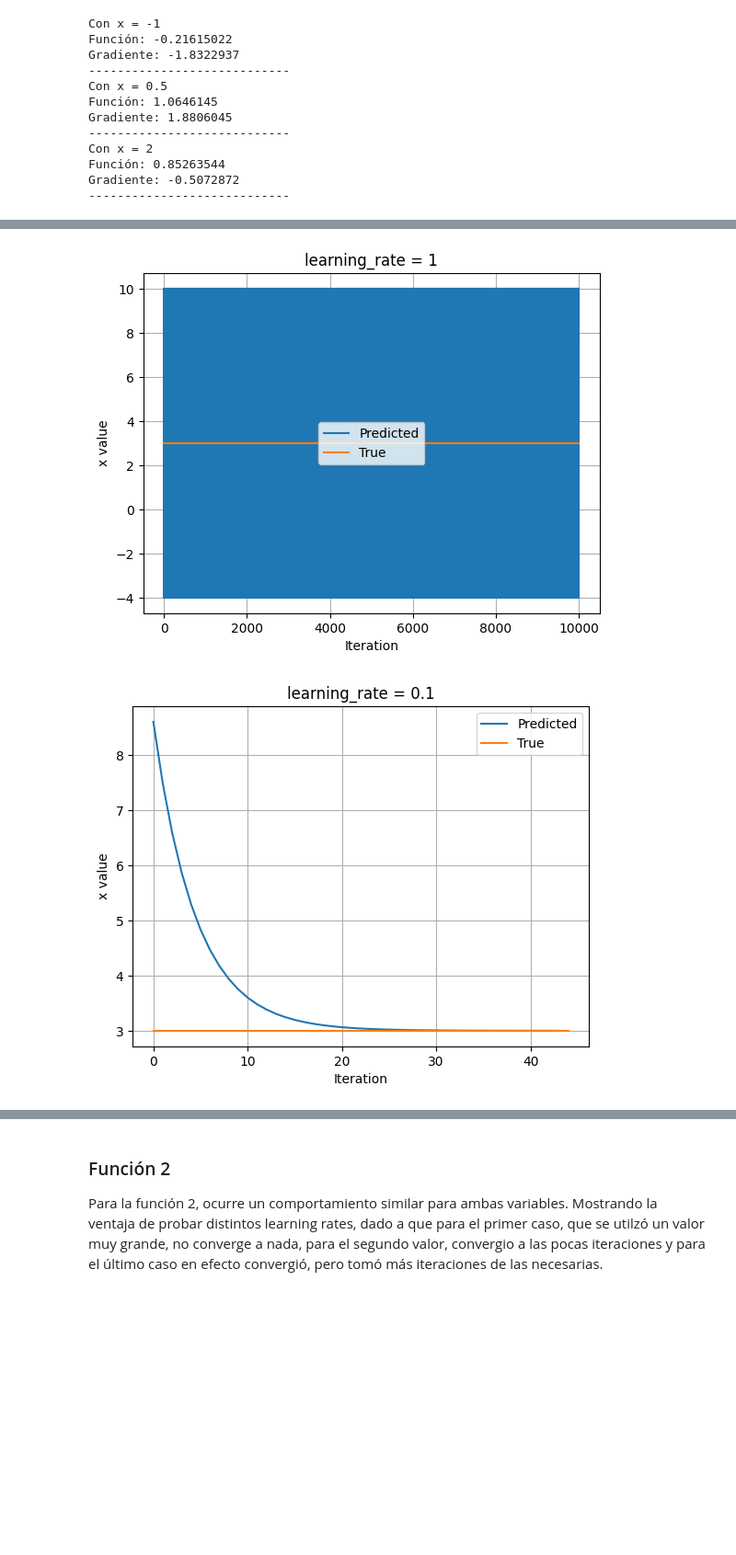
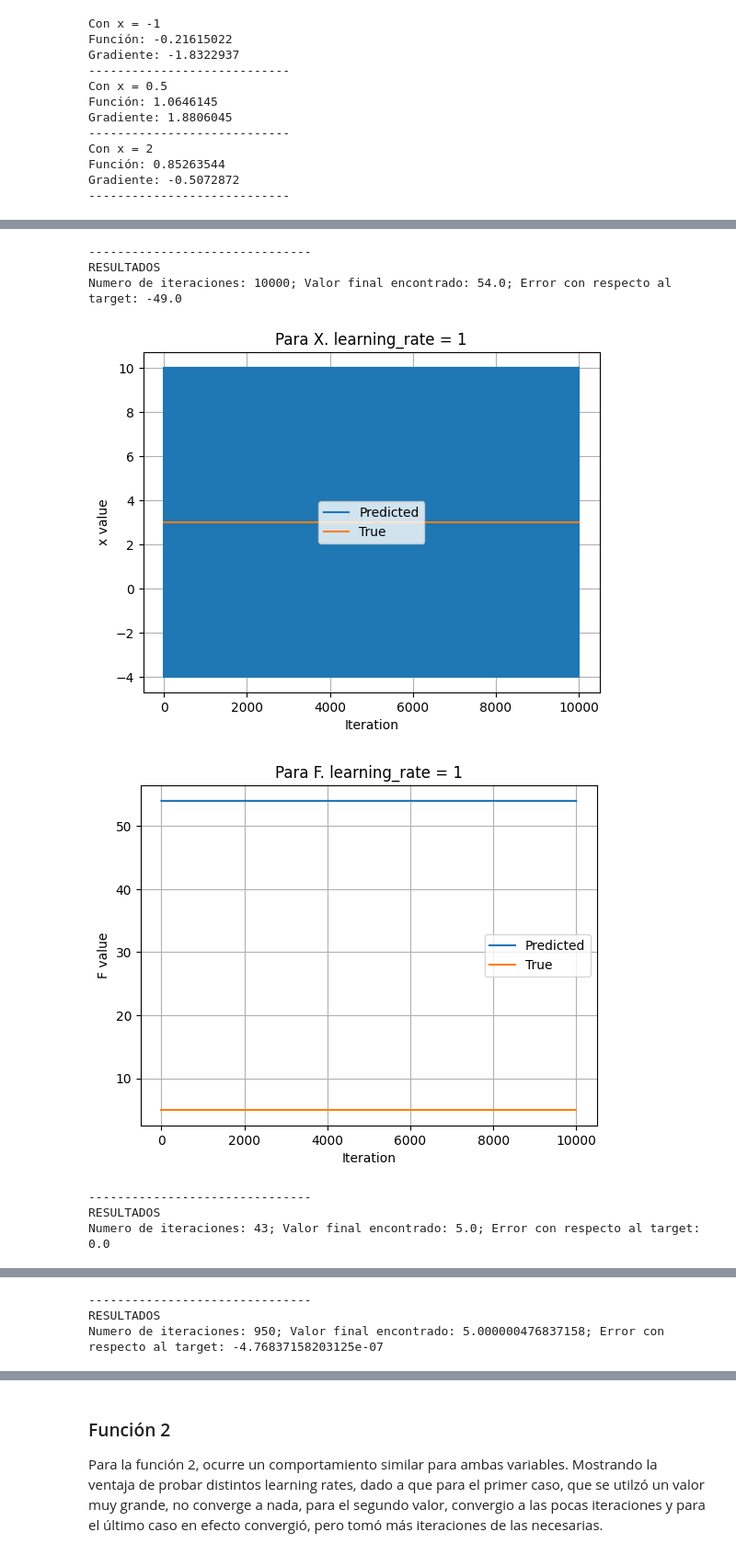
Before and after one commit to jmc0593-pdds/ml-lab1, a Jupyter notebook: Lab1.ipynb, the cells around one changed output, grey strips where cells are left out. Shown at 92% size. Saved outputs shown, nothing was run; the diff lists cells and outputs as text; code cells hidden in the pictures; blank space fills up the shorter version.

```diff
--- a/Lab1.ipynb
+++ b/Lab1.ipynb
@@ -349,47 +352,67 @@ Ahora, ya tenemos resultados exitosos cuando reducimos el learning_rate = 0.1, c
 # Parameters
 val = 10
 x_f = 3.0
-min_dif = 0.001
-general_iteration_limit = 10_000
+f_f = 5
 
 def optimize_gradient(learning_rate, iteration_limit, plot_title):
     with tf.device("/CPU:0"):
-        history = []
+        history_x = []
+        history_f = []
         x = tf.Variable(float(val))
-        step_count = 1
+        step_count = 0
         for step in range(iteration_limit):
             with tf.GradientTape() as tape:
                 f = tf.pow((x - 3), 2) + 5
 
             grad = tape.gradient(f, x)
             new_x = x - learning_rate * grad
             x.assign(new_x)
-            history.append(x.numpy())
+            history_x.append(x.numpy())
+            history_f.append(f.numpy())
 
             if tf.abs(grad) < min_dif:
                 break
 
             step_count += 1
-        plt.title(plot_title)
-        plt.plot(history)
+        print("-------------------------------")
+        print("RESULTADOS")
+        print(f"Numero de iteraciones: {step_count}; Valor final encontrado: {f.numpy()}; Error con respecto al target: {f_f - f.numpy()}")
+        # For X
+        plt.title(f"Para X. {plot_title}")
+        plt.plot(history_x)
         plt.plot([0, step_count], [x_f, x_f])
         plt.legend(('Predicted', 'True'))
         plt.xlabel('Iteration')
         plt.ylabel('x value')
+        plt.grid(True)
+        plt.show()
+        # For F
+        plt.title(f"Para F. {plot_title}")
+        plt.plot(history_f)
+        plt.plot([0, step_count], [f_f, f_f])
+        plt.legend(('Predicted', 'True'))
+        plt.xlabel('Iteration')
+        plt.ylabel('F value')
         plt.grid(True)
         plt.show()
 
 # 1
 # learning_rate = 1
 optimize_gradient(1, general_iteration_limit, "learning_rate = 1")
 
 # 2
 # learning_rate = 0.1
 optimize_gradient(0.1, general_iteration_limit, "learning_rate = 0.1")
 
 # 3
 # learning_rate = 0.005
 optimize_gradient(0.005, general_iteration_limit, "learning_rate = 0.005")
 # %% [output]
+-------------------------------
+RESULTADOS
+Numero de iteraciones: 10000; Valor final encontrado: 54.0; Error con respecto al target: -49.0
-[figure, old version]
+[figure, new version]
-[figure, old version]
+[figure, new version]
+-------------------------------
+RESULTADOS
+Numero de iteraciones: 43; Valor final encontrado: 5.0; Error con respecto al target: 0.0
@@ -396,0 +421,3 @@ optimize_gradient(0.005, general_iteration_limit, "learning_rate = 0.005")
+-------------------------------
+RESULTADOS
+Numero de iteraciones: 950; Valor final encontrado: 5.000000476837158; Error con respecto al target: -4.76837158203125e-07
```
Also changed, not shown: parts of 14 cells of this notebook.
